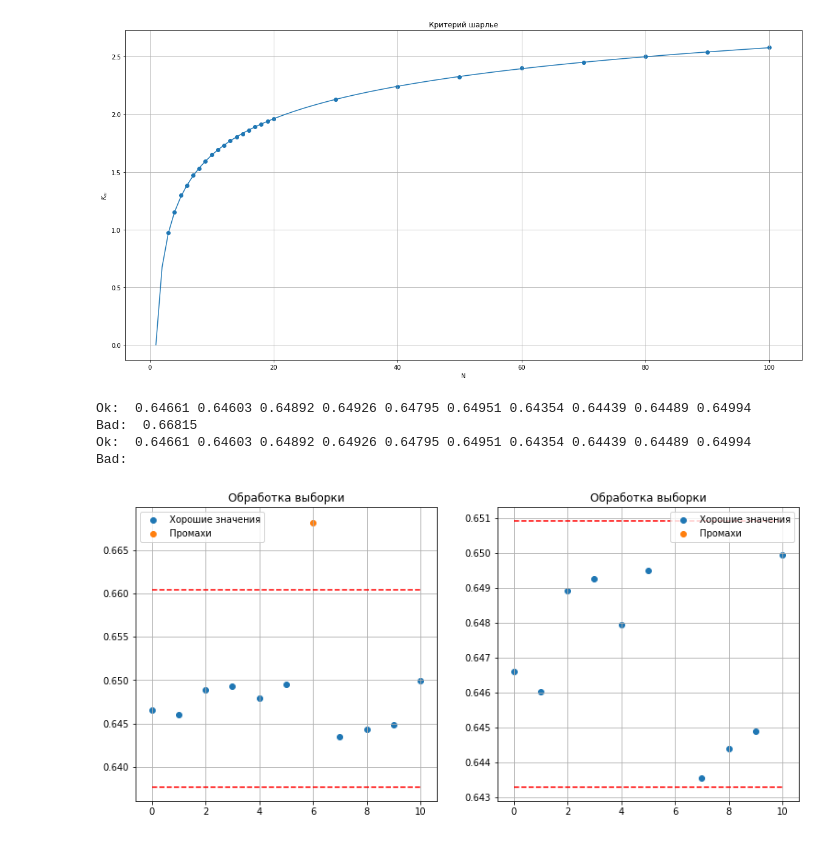
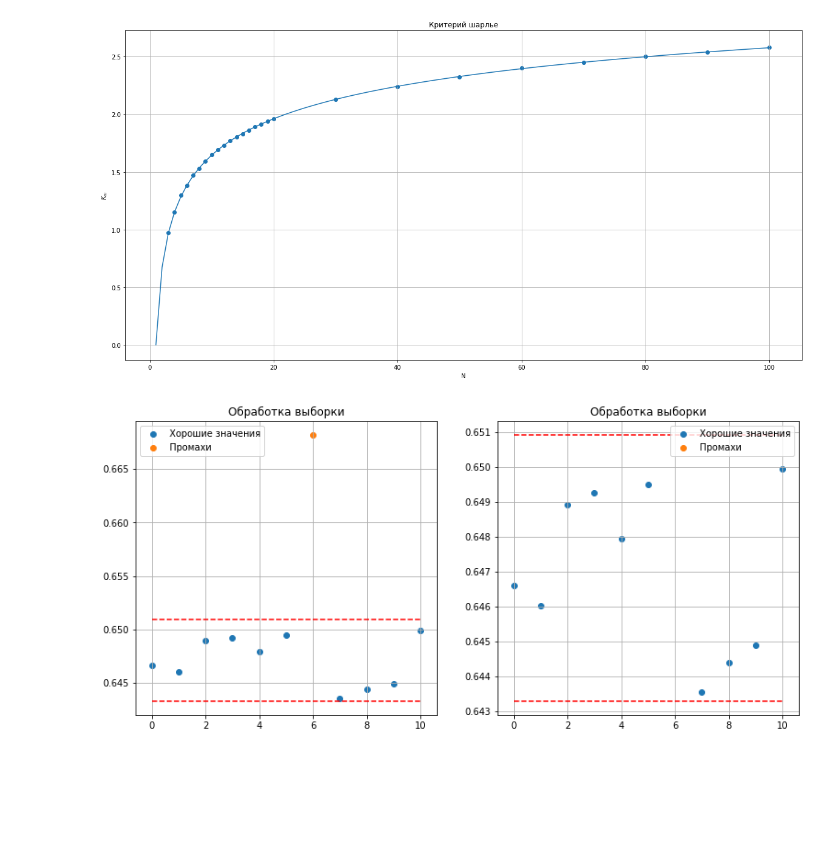
Before and after one commit to AsciiShell/Metrology, a Jupyter notebook: Calc.ipynb, the cells around one changed output. Drawn from its saved outputs; the diff is of its cells as text; code cells hidden in the pictures; blank space fills up the shorter version.

Commit message:
Add functions for data displaying

```diff
--- a/Calc.ipynb
+++ b/Calc.ipynb
@@ -26,11 +34,13 @@ def metric(x):
 # %%
 def borders(x):
+    '''return borders for good values'''
     sh = sharlie(len(x))
-    s = np.sqrt(np.sum((x - x.mean())** 2) / (len(x) - 1))
+    s = np.sqrt(np.sum((x - x.mean()) ** 2) / (len(x) - 1))
     m = x.mean()
     return m - sh * s, m + sh * s
 # %%
 def find_bad(x):
+    '''return good and bad values in dataset'''
     test = metric(x)
     mask = test > sharlie(len(x))
     bad = x[mask]
@@ -44 +49,8 @@ def save_data(x, filename):
+# %%
+def plt_to_base64(p):
+    '''convert plot to base64 image'''
+    b = io.BytesIO()
+    plt.savefig(b, format="png")
+    b.seek(0)
+    return base64.b64encode(b.read())
 # %%
@@ -76,9 +71,27 @@ def calc(filename):
+# %%
+def calc(filename):
+    history = []
+    X = []
+    with open(filename, "r") as f:
+        for i in f:
+            X.append(float(i.replace(",", ".")))
+    X = np.array(X)
+    bad = [0]  # do-while loop
+    iteration = 0
+    fig = plt.figure(figsize=(20, 20))
+    ok = X.copy()
+    while len(bad) != 0:
+        iteration += 1
+        ax = fig.add_subplot(3, 3, iteration)
+        mean, sko = metric(ok)
+        sh = sharlie(len(ok))
+        ok, bad = find_bad(ok)
+        ax = plt_grapg(ax, X, ok, bad)
+        history.append({"ok": ok, "bad": bad, "plot": plt_to_base64(ax), })
+    plt.show()
+    return history
 # %%
-calc('data/Chrl_v06_a.txt')
+r = calc("data/Chrl_v06_a.txt")
 # %% [output]
-Ok:  0.64661 0.64603 0.64892 0.64926 0.64795 0.64951 0.64354 0.64439 0.64489 0.64994
-Bad:  0.66815
-Ok:  0.64661 0.64603 0.64892 0.64926 0.64795 0.64951 0.64354 0.64439 0.64489 0.64994
-Bad:
-[figure, old version]
+[figure, new version]
 # %%
```
Also changed, not shown: parts of 9 cells of this notebook.
